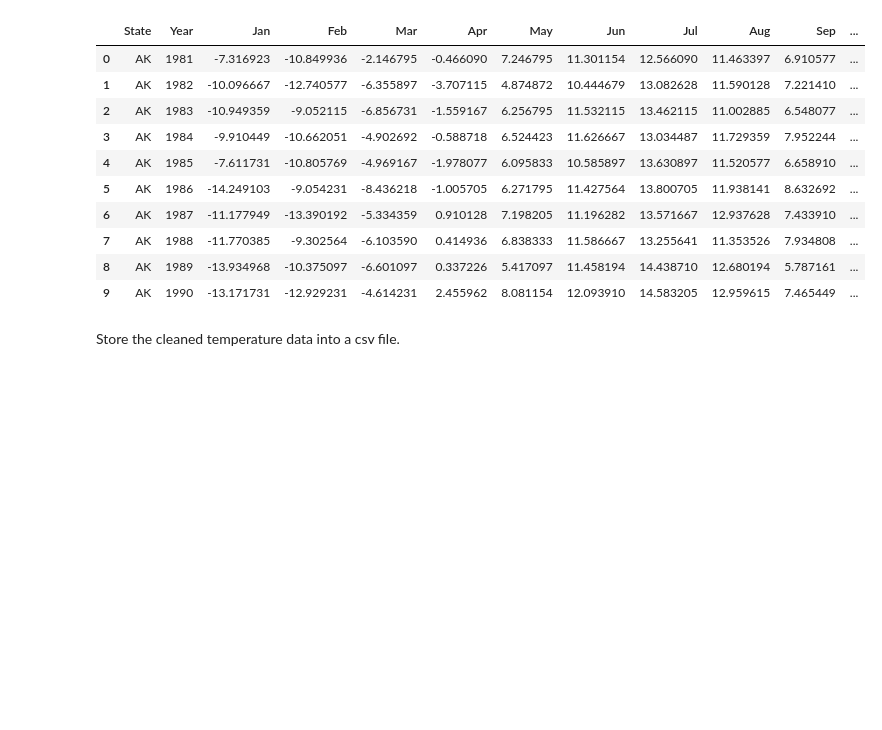
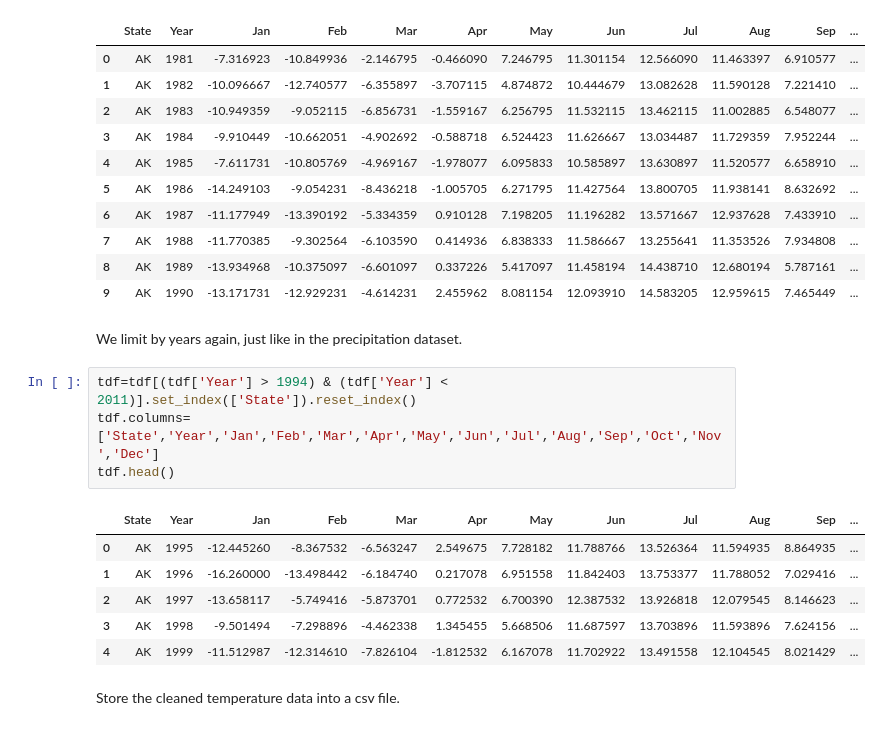
Before and after one commit to dwang953/109-Project, a Jupyter notebook: What's_the_Price_of_Wheat.ipynb, the cells around one changed output. Cells and saved outputs as stored; diff of their text form; blank space fills up the shorter version.

```diff
--- a/What's_the_Price_of_Wheat.ipynb
+++ b/What's_the_Price_of_Wheat.ipynb
@@ -250,6 +250,19 @@ tdf.head(10)
 | 7 | AK | 1988 | -11.770385 | -9.302564 | -6.103590 | 0.414936 | 6.838333 | 11.586667 | 13.255641 | 11.353526 | 7.934808 | ... |
 | 8 | AK | 1989 | -13.934968 | -10.375097 | -6.601097 | 0.337226 | 5.417097 | 11.458194 | 14.438710 | 12.680194 | 5.787161 | ... |
 | 9 | AK | 1990 | -13.171731 | -12.929231 | -4.614231 | 2.455962 | 8.081154 | 12.093910 | 14.583205 | 12.959615 | 7.465449 | ... |
+# %% [markdown]
+We limit by years again, just like in the precipitation dataset.
+# %%
+tdf=tdf[(tdf['Year'] > 1994) & (tdf['Year'] < 2011)].set_index(['State']).reset_index()
+tdf.columns=['State','Year','Jan','Feb','Mar','Apr','May','Jun','Jul','Aug','Sep','Oct','Nov','Dec']
+tdf.head()
+# %% [output]
+|  | State | Year | Jan | Feb | Mar | Apr | May | Jun | Jul | Aug | Sep | ... |
+| 0 | AK | 1995 | -12.445260 | -8.367532 | -6.563247 | 2.549675 | 7.728182 | 11.788766 | 13.526364 | 11.594935 | 8.864935 | ... |
+| 1 | AK | 1996 | -16.260000 | -13.498442 | -6.184740 | 0.217078 | 6.951558 | 11.842403 | 13.753377 | 11.788052 | 7.029416 | ... |
+| 2 | AK | 1997 | -13.658117 | -5.749416 | -5.873701 | 0.772532 | 6.700390 | 12.387532 | 13.926818 | 12.079545 | 8.146623 | ... |
+| 3 | AK | 1998 | -9.501494 | -7.298896 | -4.462338 | 1.345455 | 5.668506 | 11.687597 | 13.703896 | 11.593896 | 7.624156 | ... |
+| 4 | AK | 1999 | -11.512987 | -12.314610 | -7.826104 | -1.812532 | 6.167078 | 11.702922 | 13.491558 | 12.104545 | 8.021429 | ... |
 # %% [markdown]
 Store the cleaned temperature data into a csv file.
 # %%
```
Also changed, not shown: parts of 38 cells of this notebook, 6 other files.
